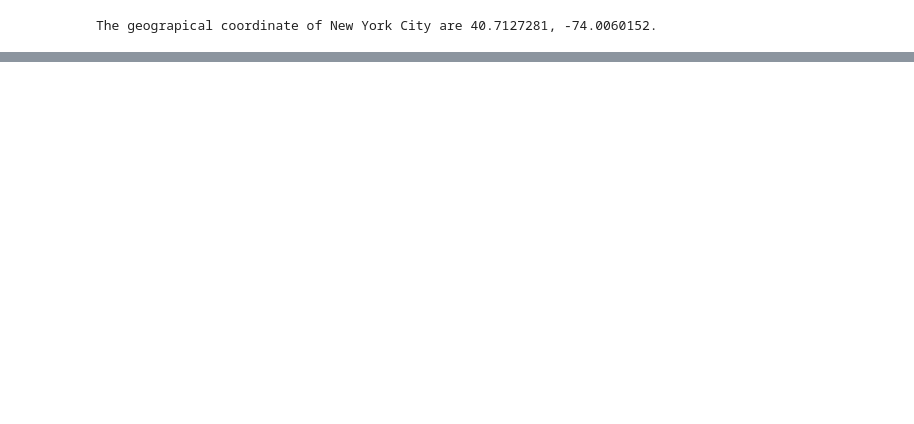
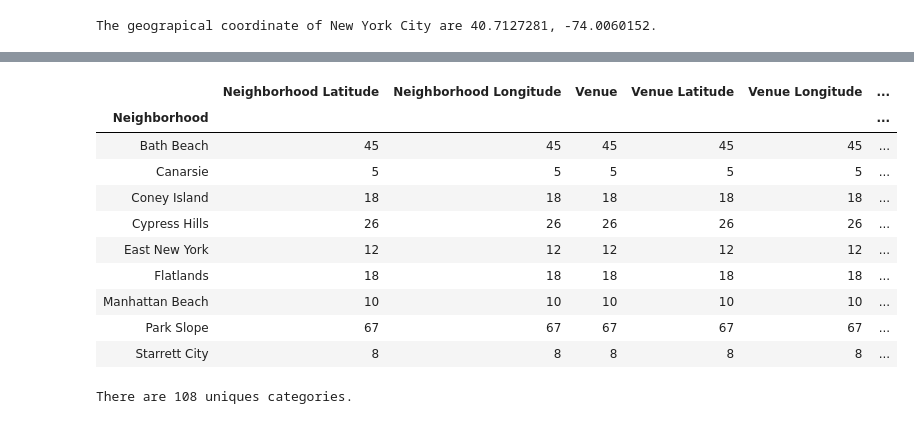
Before and after one commit to VCLF/Coursera_Capstone, a Jupyter notebook: Business Location Problem.ipynb, the cells around one changed output, grey strips where cells are left out. Cells and saved outputs as stored; diff of their text form; code cells hidden in the pictures; blank space fills up the shorter version.

Commit message:
Last Version of Business Problem

```diff
--- a/Business Location Problem.ipynb
+++ b/Business Location Problem.ipynb
@@ -199,0 +180,38 @@ map_newyork
+# %%
+lines = []
+neighborhoods['Restaurants'] = 0
+neighborhoods['Psy'] = 0
+neighborhoods['Clinics'] = 0
+neighborhoods['Hospitals'] = 0
+neighborhoods['Clinics'] = 0
+columns = ['Restaurants','Psy',]
+def getNearbyVenues(start, end , radius=500):
+    LIMIT = 100
+    venues_list=[]
+    for i in range(start, end):
+        lat = neighborhoods.loc[i,'Latitude']
+        lng = neighborhoods.loc[i,'Longitude']
+        name = neighborhoods.loc[i,'Neighborhood']
+        # create the API request URL
+        url = []
+        url.append('https://api.foursquare.com/v2/venues/search?client_id={}&client_secret={}&ll={},{}&v={}&query={}&radius={}&limit={}'.format(CLIENT_ID, CLIENT_SECRET, lat, lng, VERSION, 'restaurant', radius, LIMIT))
+        url.append('https://api.foursquare.com/v2/venues/search?client_id={}&client_secret={}&ll={},{}&v={}&query={}&radius={}&limit={}'.format(CLIENT_ID, CLIENT_SECRET, lat, lng, VERSION, 'psy', radius, LIMIT))
+        url.append('https://api.foursquare.com/v2/venues/search?client_id={}&client_secret={}&ll={},{}&v={}&query={}&radius={}&limit={}'.format(CLIENT_ID, CLIENT_SECRET, lat, lng, VERSION, 'clinic', radius, LIMIT))
+        url.append('https://api.foursquare.com/v2/venues/search?client_id={}&client_secret={}&ll={},{}&v={}&query={}&radius={}&limit={}'.format(CLIENT_ID, CLIENT_SECRET, lat, lng, VERSION, 'hospital', radius, LIMIT))
+        url.append('https://api.foursquare.com/v2/venues/search?client_id={}&client_secret={}&ll={},{}&v={}&query={}&radius={}&limit={}'.format(CLIENT_ID, CLIENT_SECRET, lat, lng, VERSION, 'bank', radius, LIMIT))
+
+        # make the GET request
+        # results = requests.get(url).json()["response"]['groups'][0]['items']
+        for k in range(0,5)
+            results = requests.get(url[k]).json()
+            if ((results['response'] != {}) and ('warning' not in results['response'].keys())):
+                results = results["response"]['groups'][0]['items']
+                results = requests.get(url).json()
+                # assign relevant part of JSON to venues
+                venues = results['response']['venues']
+
+                # tranform venues into a dataframe
+                dataframe = json_normalize(venues)
+                dataframe.shape[0]
+
+    return(nearby_venues)
@@ -199,0 +295,18 @@ map_newyork
+# %%
+ny_venues.groupby('Neighborhood').count()
+# %% [output]
+|  | Neighborhood Latitude | Neighborhood Longitude | Venue | Venue Latitude | Venue Longitude | ... |
+| Neighborhood |  |  |  |  |  | ... |
+| Bath Beach | 45 | 45 | 45 | 45 | 45 | ... |
+| Canarsie | 5 | 5 | 5 | 5 | 5 | ... |
+| Coney Island | 18 | 18 | 18 | 18 | 18 | ... |
+| Cypress Hills | 26 | 26 | 26 | 26 | 26 | ... |
+| East New York | 12 | 12 | 12 | 12 | 12 | ... |
+| Flatlands | 18 | 18 | 18 | 18 | 18 | ... |
+| Manhattan Beach | 10 | 10 | 10 | 10 | 10 | ... |
+| Park Slope | 67 | 67 | 67 | 67 | 67 | ... |
+| Starrett City | 8 | 8 | 8 | 8 | 8 | ... |
+# %%
+print('There are {} uniques categories.'.format(len(ny_venues['Venue Category'].unique())))
+# %% [output]
+There are 108 uniques categories.
```
Also changed, not shown: parts of 48 cells of this notebook.
